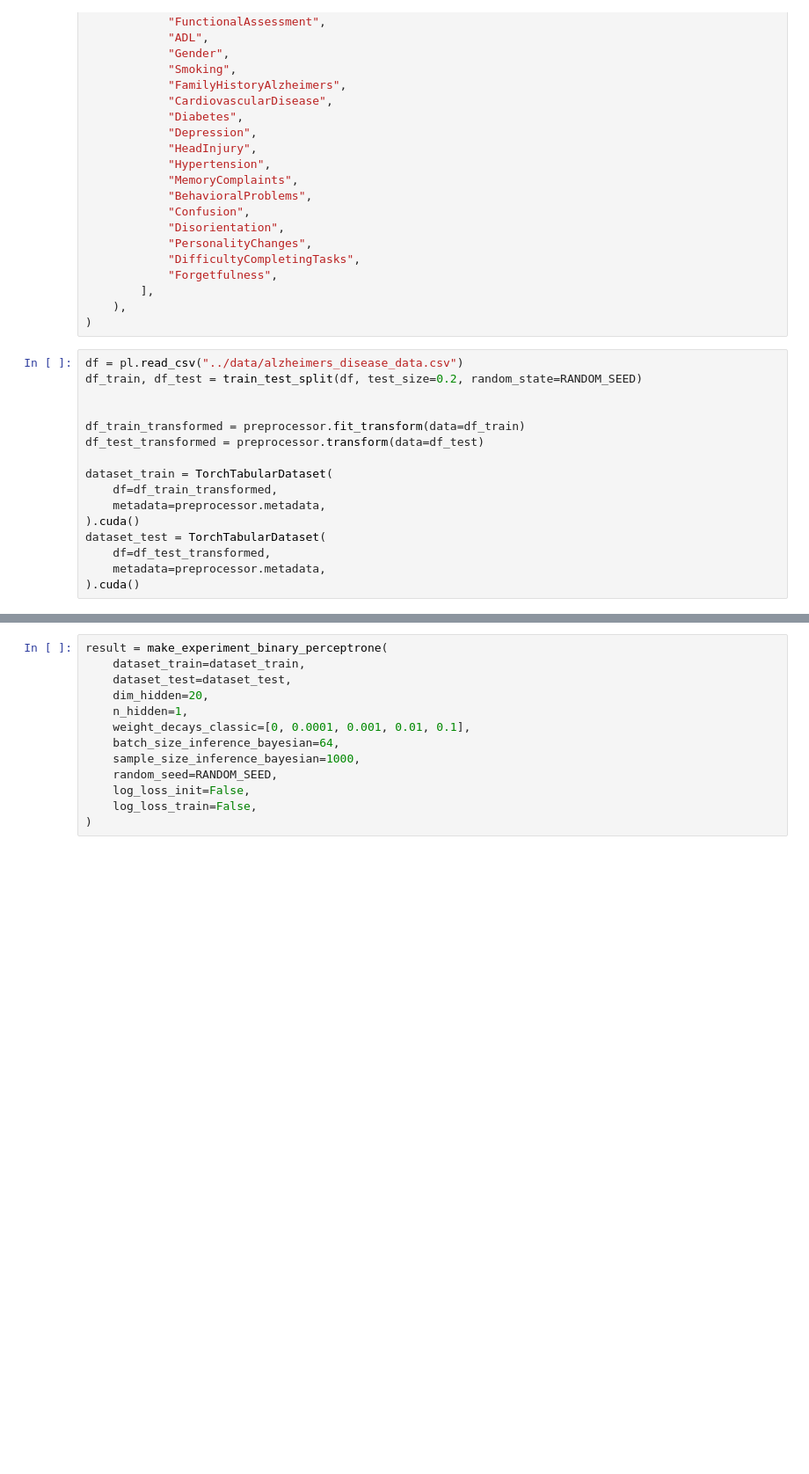
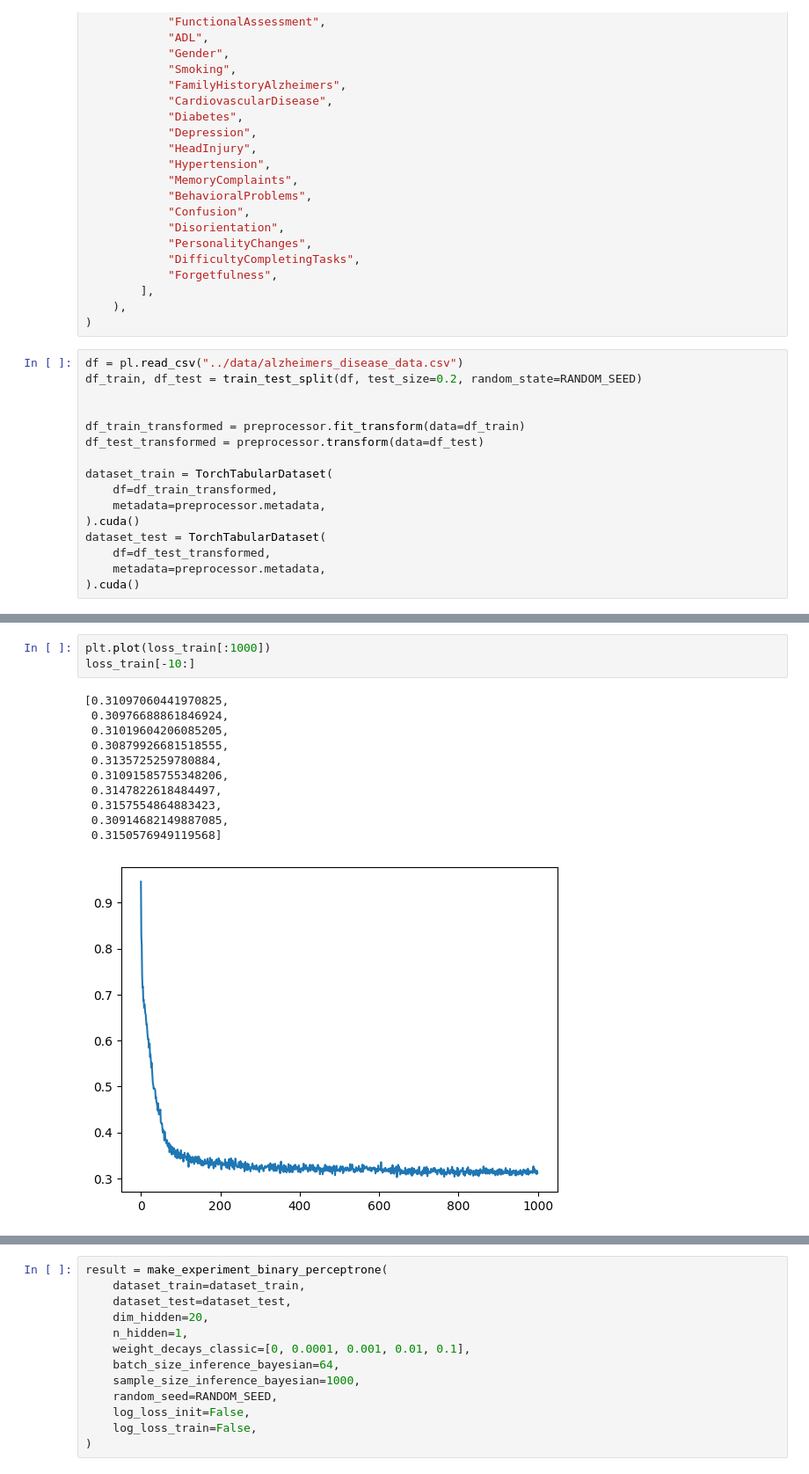
Before and after one commit to dimabasow/bayesian-neural-networks, a Jupyter notebook: notebooks/AlzheimersDisease.ipynb, the cells around one changed output, grey strips where cells are left out. Shown at 88% size. Saved outputs shown, nothing was run; the diff lists cells and outputs as text; blank space fills up the shorter version.

```diff
--- a/notebooks/AlzheimersDisease.ipynb
+++ b/notebooks/AlzheimersDisease.ipynb
@@ -81,0 +162,15 @@ dataset_test = TorchTabularDataset(
+# %%
+plt.plot(loss_train[:1000])
+loss_train[-10:]
+# %% [output]
+[0.31097060441970825,
+ 0.30976688861846924,
+ 0.31019604206085205,
+ 0.30879926681518555,
+ 0.3135725259780884,
+ 0.31091585755348206,
+ 0.3147822618484497,
+ 0.3157554864883423,
+ 0.30914682149887085,
+ 0.3150576949119568]
+[figure, added]
```
Also changed, not shown: parts of 8 cells of this notebook, 1 other file.
